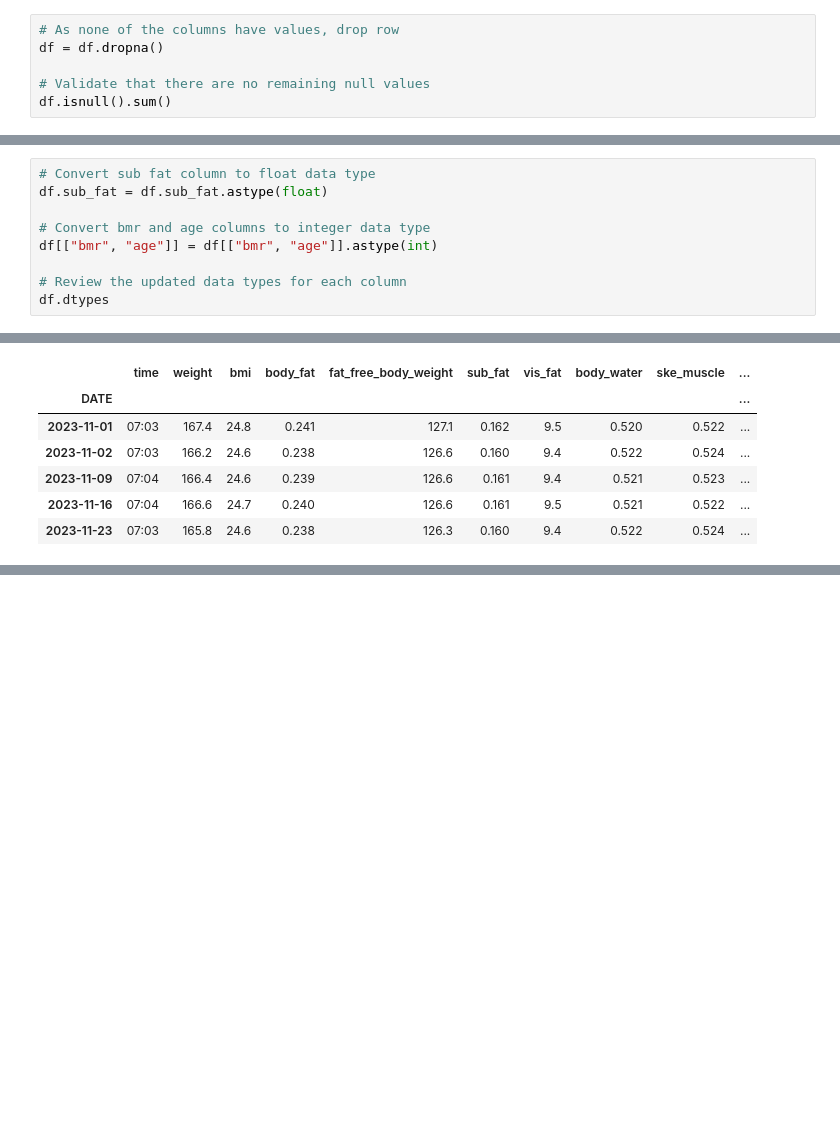
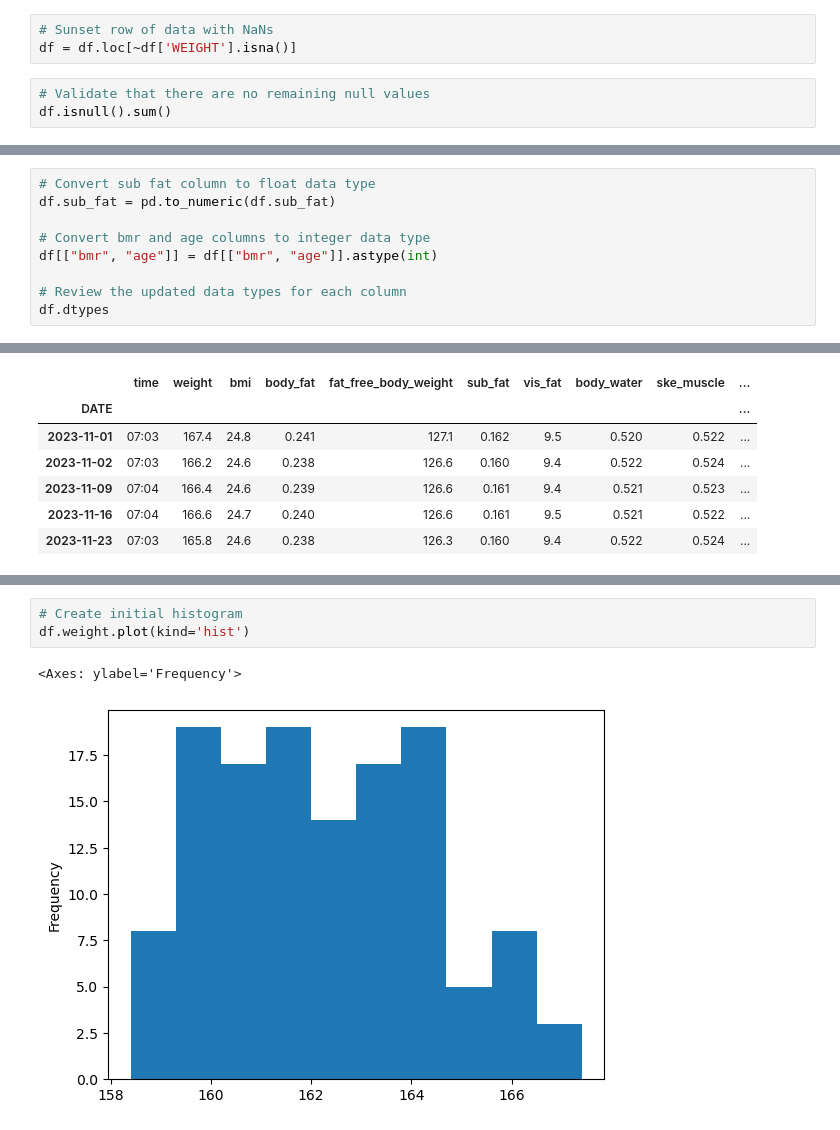
Before and after one commit to ryanjstone/jupyter-google-sheets, a Jupyter notebook: 1. Data Preparation.ipynb, the cells around one changed output, grey strips where cells are left out. Cells and saved outputs as stored; diff of their text form; blank space fills up the shorter version.

Commit message:
Makes improvements to data preparation

```diff
--- a/1. Data Preparation.ipynb
+++ b/1. Data Preparation.ipynb
@@ -192,7 +208,7 @@ Name: 2024-02-09 00:00:00, dtype: object
+# %%
+# Sunset row of data with NaNs
+df = df.loc[~df['WEIGHT'].isna()]
 # %%
-# As none of the columns have values, drop row
-df = df.dropna()
-
 # Validate that there are no remaining null values
 df.isnull().sum()
 # %% [output]
@@ -229,7 +245,7 @@ df.columns = df.columns.str.replace(' ', '_')
 df.columns = df.columns.str.replace('-', '_')
 # %%
 # Convert sub fat column to float data type
-df.sub_fat = df.sub_fat.astype(float)
+df.sub_fat = pd.to_numeric(df.sub_fat)
 
 # Convert bmr and age columns to integer data type
 df[["bmr", "age"]] = df[["bmr", "age"]].astype(int)
@@ -271,0 +288,6 @@ df.weight.plot()
+# %%
+# Create initial histogram
+df.weight.plot(kind='hist')
+# %% [output]
+<Axes: ylabel='Frequency'>
+[figure, added]
```
Also changed, not shown: parts of 15 cells of this notebook, 1 other file.
